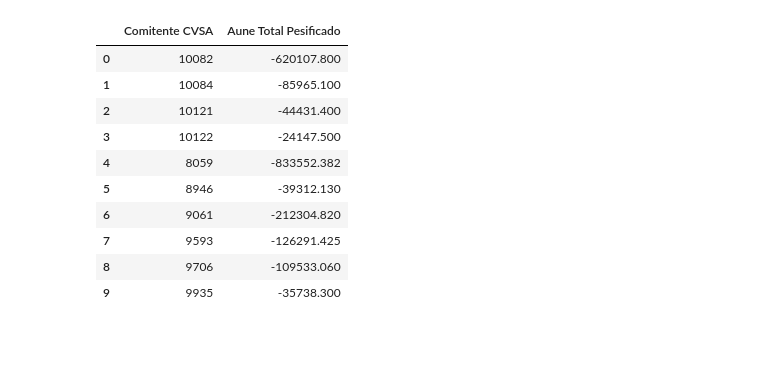
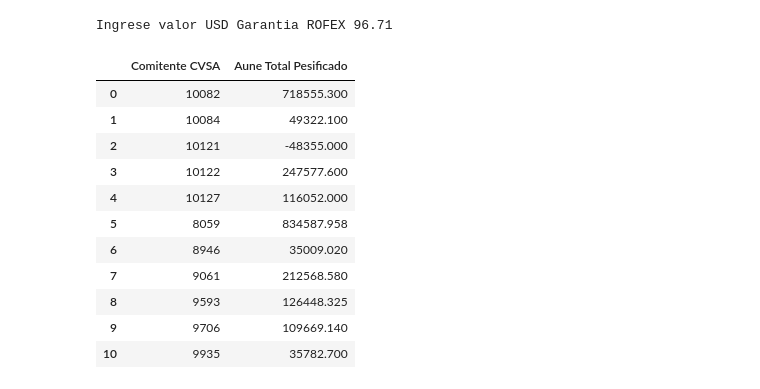
Before and after one commit to luciano-buono/automatizaciones-nasini, a Jupyter notebook: aune-riskmanager/aune-riskmanager.ipynb, the cells around one changed output. Drawn from its saved outputs; the diff is of its cells as text; code cells hidden in the pictures; blank space fills up the shorter version.

```diff
--- a/aune-riskmanager/aune-riskmanager.ipynb
+++ b/aune-riskmanager/aune-riskmanager.ipynb
@@ -35,33 +171,37 @@ df_ap5_slim = df_ap5[['Cuenta', 'Comitente CVSA']]
 # %%
 #Leer export - 2021-07-23T152241.834.xlsx. Archivo de AUNE
 #Skipeamos 1 linea porque aune siempre tiene la 1linea vacia
 
-file4 = "export - 2021-07-28T153847.268.xlsx"
+file4 = file_sorted[2]
 df_aune = pd.read_excel(file4, skiprows=1)
 #Drop la ultima fila, ya que es el total y no sirve
 df_aune.drop(df_aune.tail(1).index,inplace=True)
 #Extraemos el nro entre corchetes de la co Cuenta para compararla desp
 df_aune['Comitente CVSA'] =  df_aune.Cuenta.str.extract('.*\[(.*)\].*')
 #Pasamos CVSA a float para poder hacer el merge
 df_aune["Comitente CVSA"] = pd.to_numeric(df_aune["Comitente CVSA"])
 #Valor de USD Garantia ROFEX. Ver como obtenerlo automaticamente no hardcodeado
-USD_Rofex = 96.5900
-df_aune['Aune Total Pesificado'] = df_aune['Total']*USD_Rofex
+USD_Rofex = float(input("Ingrese valor USD Garantia ROFEX"))
+#Necesito el opuesto de los valores, multiplico por -1
+INVERTIR_SIGNO = -1
+df_aune['Aune Total Pesificado'] = df_aune['Total']*USD_Rofex*INVERTIR_SIGNO
 # Solo dejamos las dos columnas que necesitamos
 df_aune_slim = df_aune[['Comitente CVSA', 'Aune Total Pesificado']]
 df_aune_slim
 # %% [output]
+Ingrese valor USD Garantia ROFEX 96.71
 |  | Comitente CVSA | Aune Total Pesificado |
-| 0 | 10082 | -620107.800 |
-| 1 | 10084 | -85965.100 |
-| 2 | 10121 | -44431.400 |
-| 3 | 10122 | -24147.500 |
-| 4 | 8059 | -833552.382 |
-| 5 | 8946 | -39312.130 |
-| 6 | 9061 | -212304.820 |
-| 7 | 9593 | -126291.425 |
-| 8 | 9706 | -109533.060 |
-| 9 | 9935 | -35738.300 |
+| 0 | 10082 | 718555.300 |
+| 1 | 10084 | 49322.100 |
+| 2 | 10121 | -48355.000 |
+| 3 | 10122 | 247577.600 |
+| 4 | 10127 | 116052.000 |
+| 5 | 8059 | 834587.958 |
+| 6 | 8946 | 35009.020 |
+| 7 | 9061 | 212568.580 |
+| 8 | 9593 | 126448.325 |
+| 9 | 9706 | 109669.140 |
+| 10 | 9935 | 35782.700 |
 # %%
 #Merge Diferencias y Primas por Comitente y Moneda.
 mergedStuff = pd.merge(df_diferencias, df_primas, on=['Comitente','Moneda de liquidación '], how='inner')
```
Also changed, not shown: parts of 14 cells of this notebook, 3 other files.
